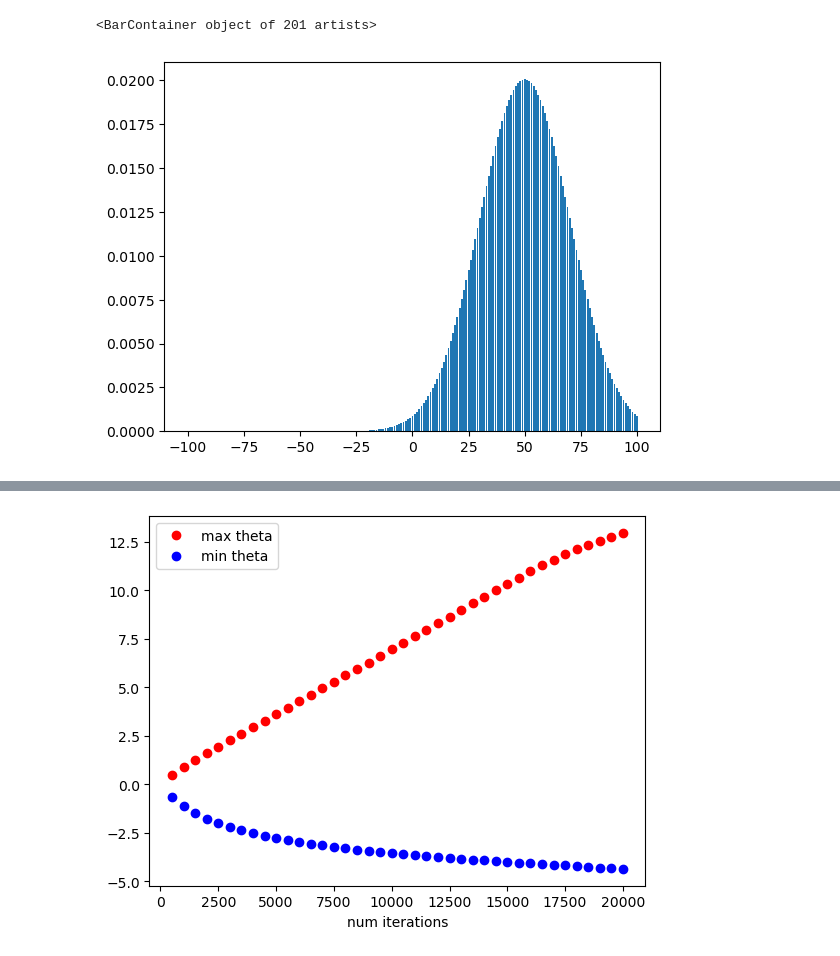
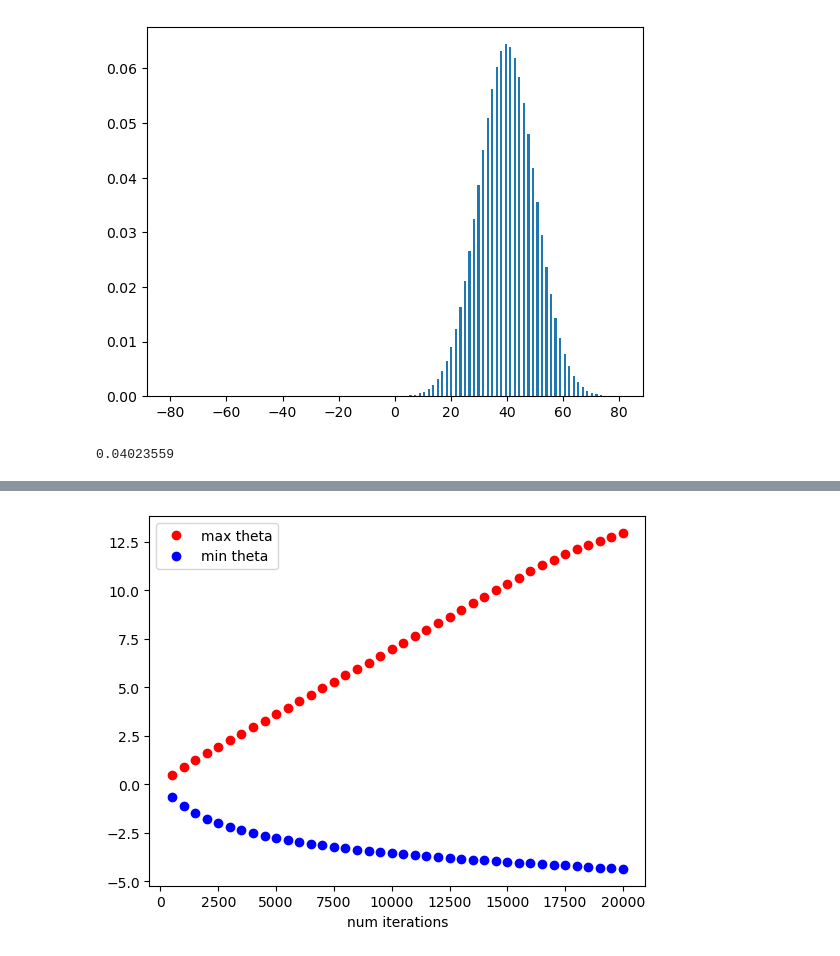
Before and after one commit to jacobe90/birdflow-bilevel, a Jupyter notebook: dev-notebooks/ott-jax-toy-example.ipynb, the cells around one changed output, grey strips where cells are left out. Drawn from its saved outputs; the diff is of its cells as text; code cells hidden in the pictures.

```diff
--- a/dev-notebooks/ott-jax-toy-example.ipynb
+++ b/dev-notebooks/ott-jax-toy-example.ipynb
@@ -17,20 +14,22 @@ from jax import config
 # %%
 # initialize a gaussian kernel, mu_true, on domain X
 size = 100
-sigma = 20
-X = jnp.arange(-size, size + 1, 1).astype(float)
-mu_true = jnp.exp(-((X-50)**2) / (2 * sigma**2)) # gaussian kernel (sigma = 1, center = 0)
-mu_true /= jnp.sum(mu_true)
-plt.bar(X, mu_true)
+sigma = 0.125
+X = jnp.linspace(-1, 1, 100).astype(jnp.float32)
+mu_true = jax.nn.softmax((-(X - 0.5)**2)/(2 * (sigma ** 2))) # gaussian kernel (sigma = 0.125, mean = 0.5)
+plt.bar(X * 80, mu_true) # scale up domain for visualization
+plt.show()
 # %% [output]
-<BarContainer object of 201 artists>
-[figure, old version]
+[figure, new version]
 # %%
 # default epsilon
 X = X.astype(jnp.float32)
 X_reshaped = X.reshape((X.shape[0], 1)).astype(jnp.float32)
 pc = pointcloud.PointCloud(X_reshaped, X_reshaped, epsilon=None)
 eps_default = pc.epsilon
+print(eps_default)
+# %% [output]
+0.04023559
 # %%
 solve_fn = jax.jit(linear.solve, static_argnames=['max_iterations', 'progress_fn', 'tau_a', 'tau_b'])
 progress_fn = utils.default_progress_fn()
```
Also changed, not shown: parts of 33 cells of this notebook.
